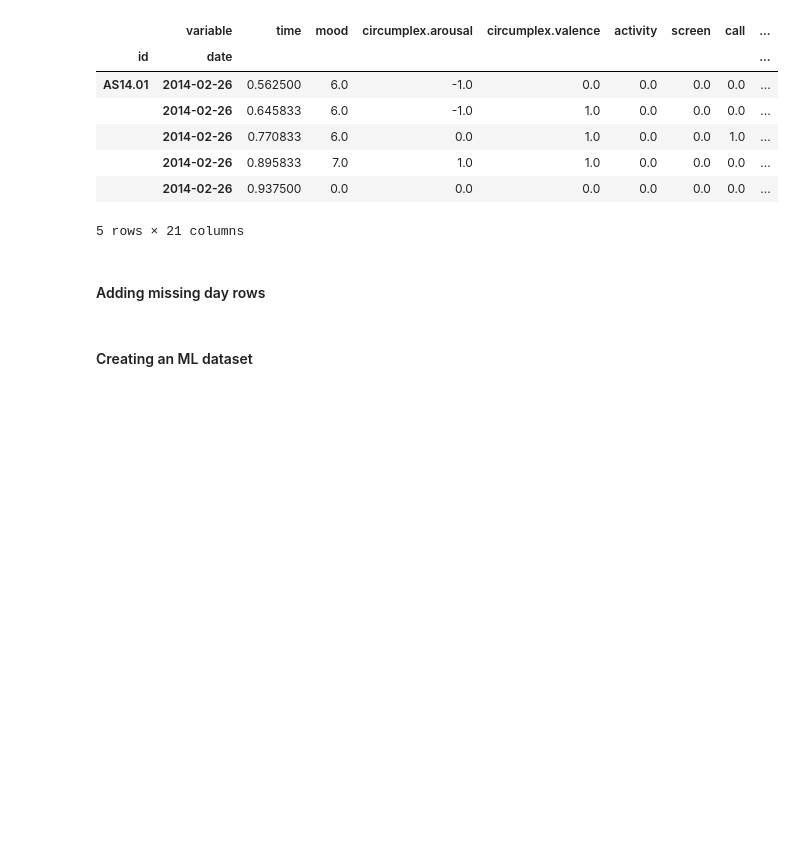
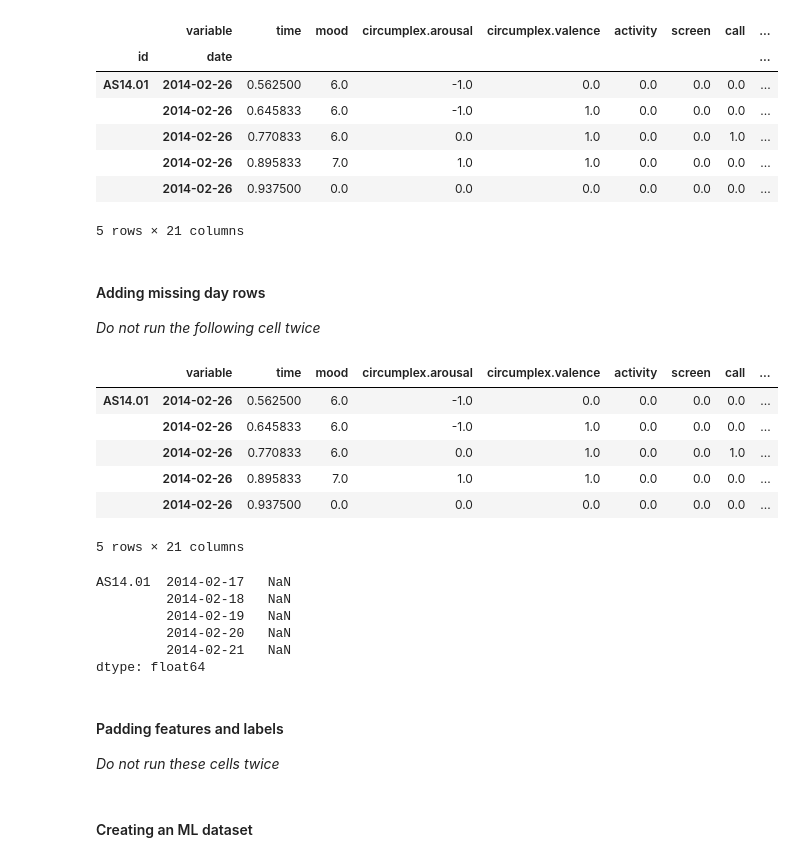
Before and after one commit to ChackMociute/Data-Mining-Techniques, a Jupyter notebook: Ass1.ipynb, the cells around one changed output. Drawn from its saved outputs; the diff is of its cells as text; code cells hidden in the pictures; blank space fills up the shorter version.

Commit message:
Finished the first draft of data preprocessing

```diff
--- a/Ass1.ipynb
+++ b/Ass1.ipynb
@@ -165,6 +167,7 @@ data.head()
 5 rows × 21 columns
 # %% [markdown]
 #### Adding missing day rows
+*Do not run the following cell twice*
 # %%
 min_ = data.groupby(level=0).apply(lambda x: x.index.get_level_values(1).min().strftime('%Y-%m-%d'))
 max_ = data.groupby(level=0).apply(lambda x: x.index.get_level_values(1).max().strftime('%Y-%m-%d'))
@@ -172,6 +175,29 @@ max_ = data.groupby(level=0).apply(lambda x: x.index.get_level_values(1).max().s
 all_dates = {(i, date.date()) for (i, mn), mx in zip(min_.items(), max_) for date in pd.date_range(mn, mx, freq='D')}
 missing_dates = pd.MultiIndex.from_tuples(all_dates.difference(set(data.index)))
 missing = pd.DataFrame([[0] * (len(data.columns) - 1) + [1]], index=missing_dates, columns=data.columns)
+missing.mood = -1
 data = pd.concat([data, missing])
+# %%
+data.head()
+# %% [output]
+|  | variable | time | mood | circumplex.arousal | circumplex.valence | activity | screen | call | ... |
+| AS14.01 | 2014-02-26 | 0.562500 | 6.0 | -1.0 | 0.0 | 0.0 | 0.0 | 0.0 | ... |
+|  | 2014-02-26 | 0.645833 | 6.0 | -1.0 | 1.0 | 0.0 | 0.0 | 0.0 | ... |
+|  | 2014-02-26 | 0.770833 | 6.0 | 0.0 | 1.0 | 0.0 | 0.0 | 1.0 | ... |
+|  | 2014-02-26 | 0.895833 | 7.0 | 1.0 | 1.0 | 0.0 | 0.0 | 0.0 | ... |
+|  | 2014-02-26 | 0.937500 | 0.0 | 0.0 | 0.0 | 0.0 | 0.0 | 0.0 | ... |
+5 rows × 21 columns
 # %%
-mean_moods = data.groupby(level=[0, 1]).mood.mean()
+# The NaN values indicate no entries on mood that day and will be handled by the model
+mean_moods = data.groupby(level=[0, 1]).apply(lambda x: x[x.mood > 0].mood.mean())
+mean_moods.head()
+# %% [output]
+AS14.01  2014-02-17   NaN
+         2014-02-18   NaN
+         2014-02-19   NaN
+         2014-02-20   NaN
+         2014-02-21   NaN
+dtype: float64
+# %% [markdown]
+#### Padding features and labels
+*Do not run these cells twice*
```
Also changed, not shown: parts of 8 cells of this notebook.
